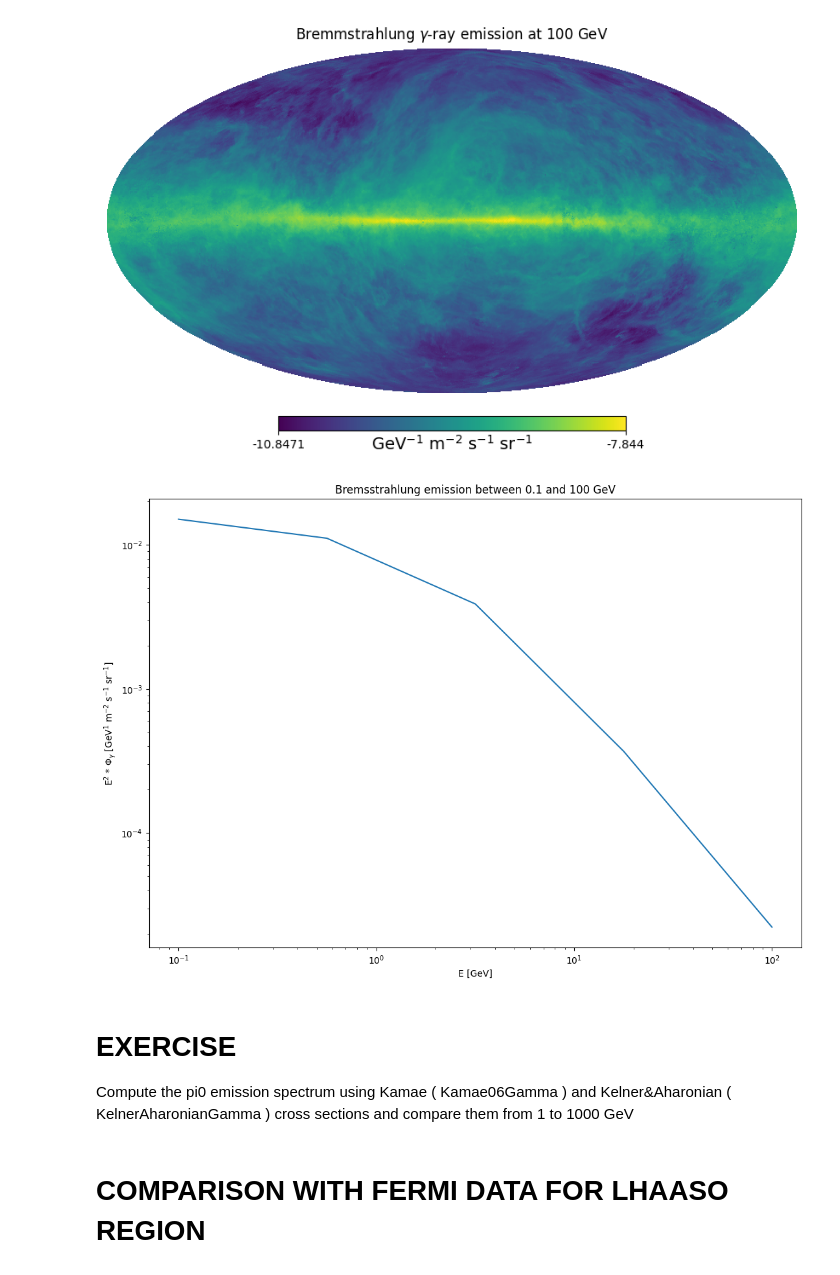
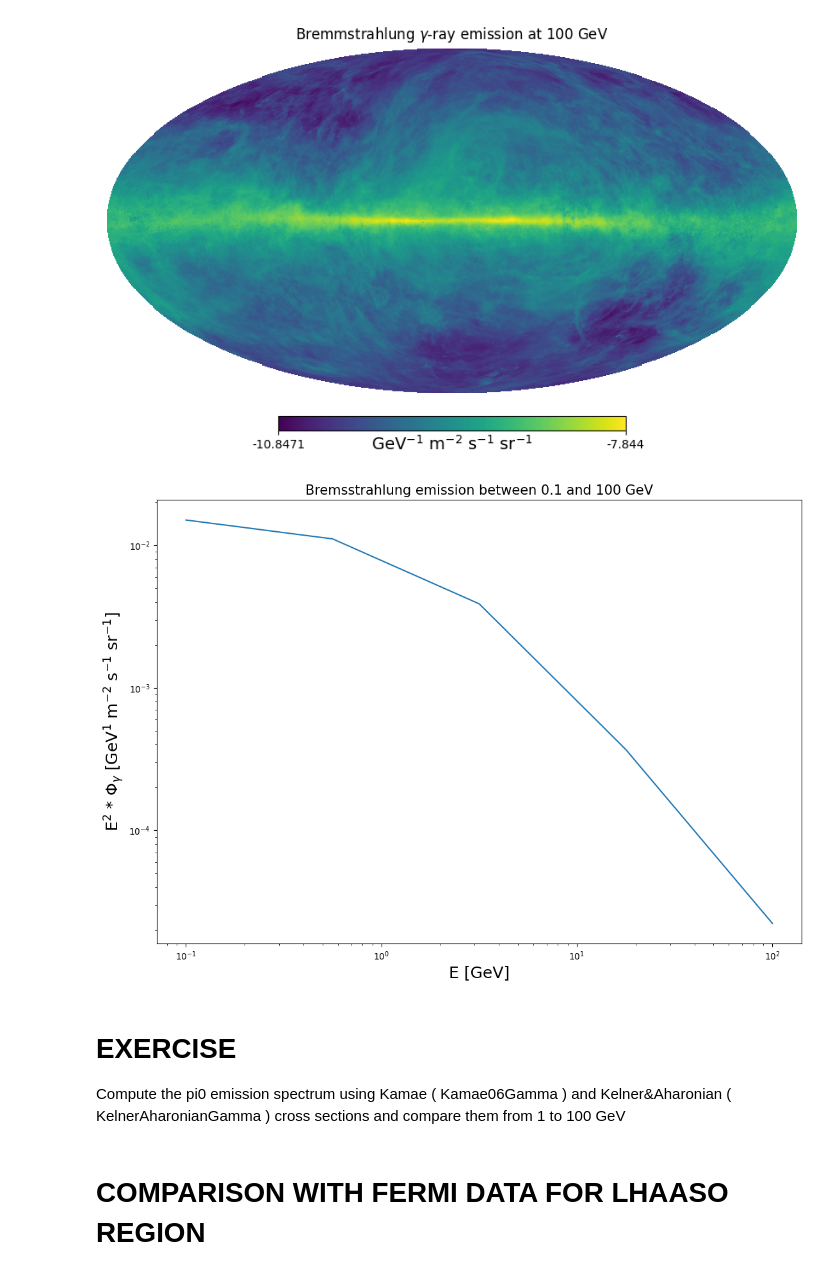
Before and after one commit to tospines/hands-on_DRAGON_School, a Jupyter notebook: HandsOn - HERMES.ipynb, the cells around one changed output. Saved outputs shown, nothing was run; the diff lists cells and outputs as text; code cells hidden in the pictures.

```diff
--- a/HandsOn - HERMES.ipynb
+++ b/HandsOn - HERMES.ipynb
@@ -112,28 +223,28 @@ hp.mollview(np.log10(brems[-1]),title=r'Bremmstrahlung $\gamma$-ray emission at
 # %%
 vec1 = hp.ang2vec(15,5,lonlat=True)
 vec2 = hp.ang2vec(125,5,lonlat=True)
 vec3 = hp.ang2vec(15,-5,lonlat=True)
 vec4 = hp.ang2vec(125,-5,lonlat=True)
 
 box = np.array([vec1,vec2,vec4,vec3])
 ipix = hp.query_polygon(nside,box)
 
 brems_spec = np.nanmean(brems[:,ipix],axis=1)
 
 fig, ax = plt.subplots( figsize=(13,9))
 
 ax.loglog(E,brems_spec*E**2)
-ax.set_title('Bremsstrahlung emission between 0.1 and 100 GeV')
-ax.set_xlabel('E [GeV]')
-ax.set_ylabel(r'E$^2$ * $\Phi_\gamma$ [GeV$^{1}$ m$^{-2}$ s$^{-1}$ sr$^{-1}$]')
+ax.set_title('Bremsstrahlung emission between 0.1 and 100 GeV',fontsize=15)
+ax.set_xlabel('E [GeV]',fontsize=18)
+ax.set_ylabel(r'E$^2$ * $\Phi_\gamma$ [GeV$^{1}$ m$^{-2}$ s$^{-1}$ sr$^{-1}$]',fontsize=18)
 plt.show()
 plt.close()
 # %% [output]
-[figure, old version]
+[figure, new version]
 # %% [markdown]
 # EXERCISE
 
-Compute the pi0 emission spectrum using Kamae ( Kamae06Gamma ) and Kelner&Aharonian ( KelnerAharonianGamma ) cross sections and compare them from 1 to 1000 GeV
+Compute the pi0 emission spectrum using Kamae ( Kamae06Gamma ) and Kelner&Aharonian ( KelnerAharonianGamma ) cross sections and compare them from 1 to 100 GeV
 # %% [markdown]
 # COMPARISON WITH FERMI DATA FOR LHAASO REGION
 # %%
```
Also changed, not shown: parts of 12 cells of this notebook.
